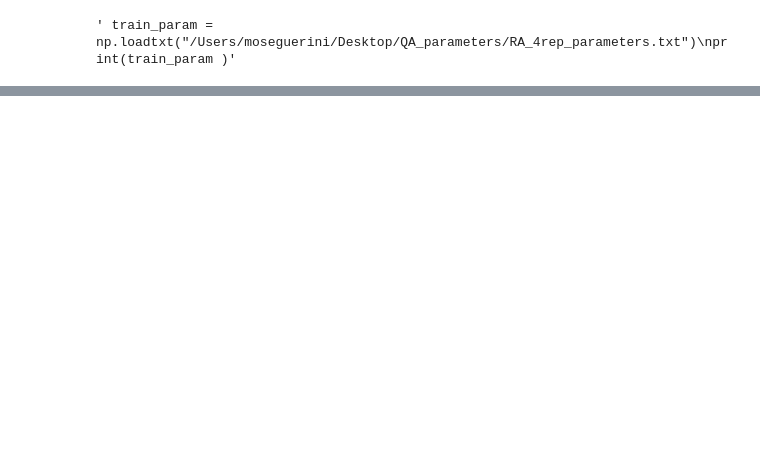
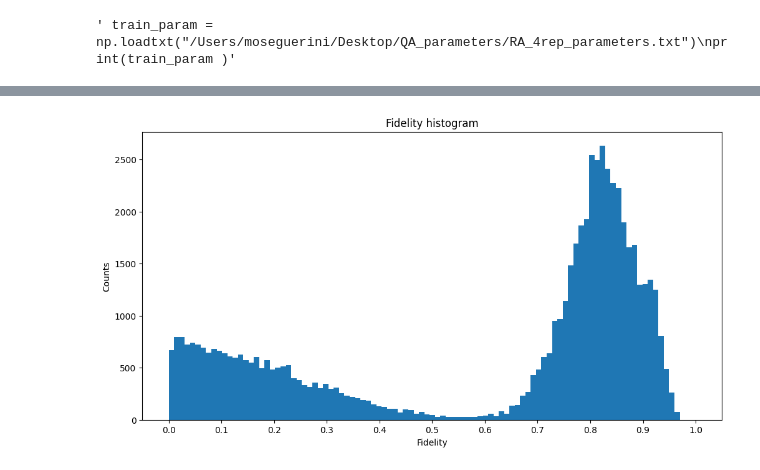
Before and after one commit to MoseGuerini/Quantum-Autoencoder, a Jupyter notebook: Quantum_Autoencoder.ipynb, the cells around one changed output, grey strips where cells are left out. Cells and saved outputs as stored; diff of their text form; code cells hidden in the pictures; blank space fills up the shorter version.

```diff
--- a/Quantum_Autoencoder.ipynb
+++ b/Quantum_Autoencoder.ipynb
@@ -263,3 +263,42 @@ print('Mean Fidelity Train: ', count_fidelity/count, '\n' , file=f)
 print('Mean Fidelity Test: ', count_fidelity_test/count_test, '\n' , file=f)
 print(f'Training Time: {elapsed:0.2f} seconds"', '\n' , file=f)
 f.close()
+# %%
+# Function to compute the fidelity between the original state and the decoded state
+""" !!! If we calculate the fidelity using saved parameters use train_param, else use opt_result.x !!! """
+
+test_images = train_x[:]
+test_labels = train_y[:]
+
+
+def fidelity_func(test_images, params):
+    fidelity_array = []
+    for image in test_images:
+        original_qc = fm.assign_parameters(image)
+        original_sv = Statevector(original_qc).data
+
+        param_values = np.concatenate((image, params))
+        output_qc = test_qc.assign_parameters(param_values)
+        output_sv = Statevector(output_qc).data
+
+        fidelity = np.sqrt(np.dot(original_sv.conj(), output_sv) ** 2)
+        fidelity_array = np.append(fidelity_array, fidelity)
+        #print("Fidelity of our Output State with our Input State: ", fidelity.real)
+    return fidelity_array
+# %%
+#Histogram of fidelity distribution
+shots = 10
+fidelity_hist = []
+
+for x in range(shots):
+    fid = fidelity_func(test_images, opt_result.x)   #choose opt_result.x or train_param
+    fidelity_hist = np.append(fidelity_hist, fid)
+
+plt.hist(fidelity_hist, bins = np.linspace(0, 1, 100))
+plt.xticks(np.arange(0, 1.1, 0.1))
+plt.title("Fidelity histogram")
+plt.xlabel("Fidelity")
+plt.ylabel("Counts")
+plt.show()
+# %% [output]
+[figure, added]
```
Also changed, not shown: parts of 15 cells of this notebook, 3 other files.
